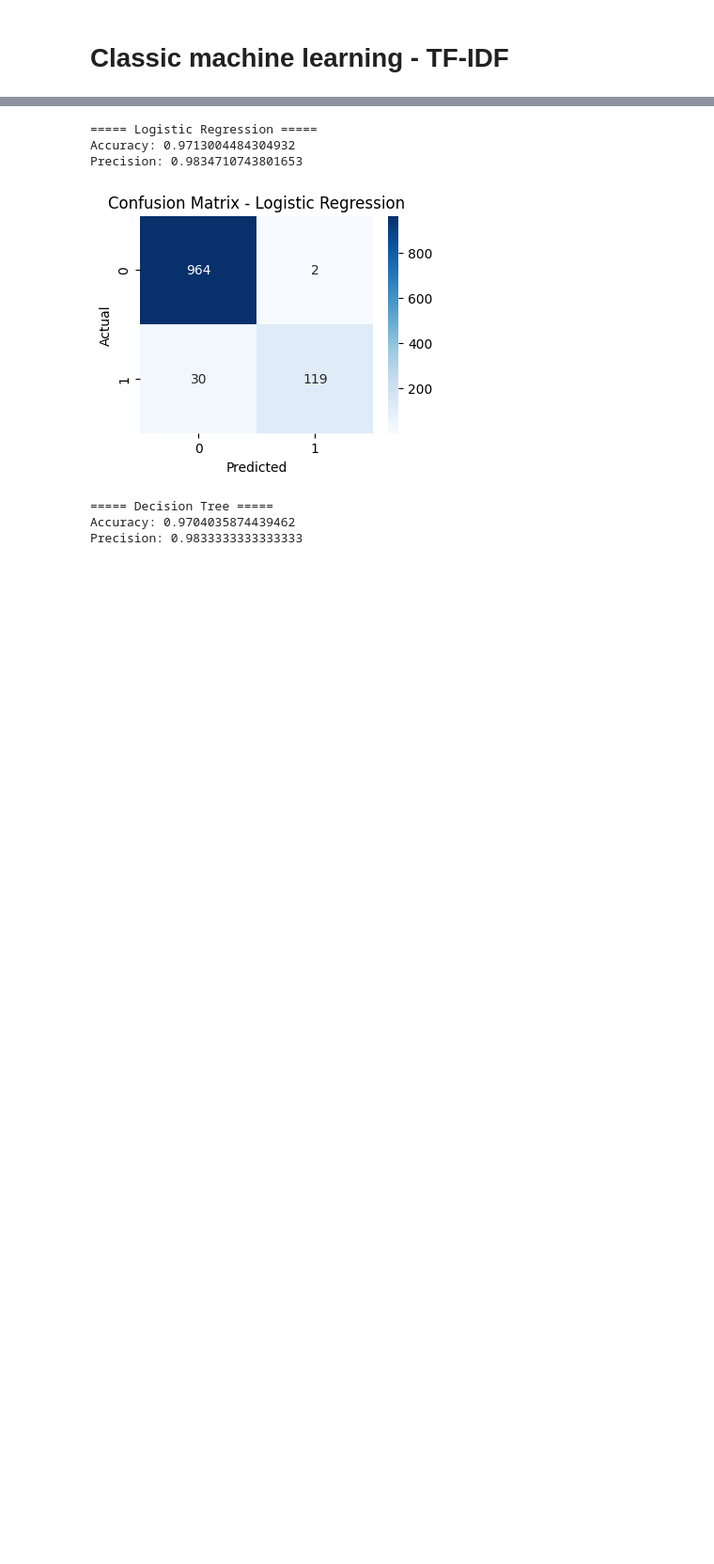
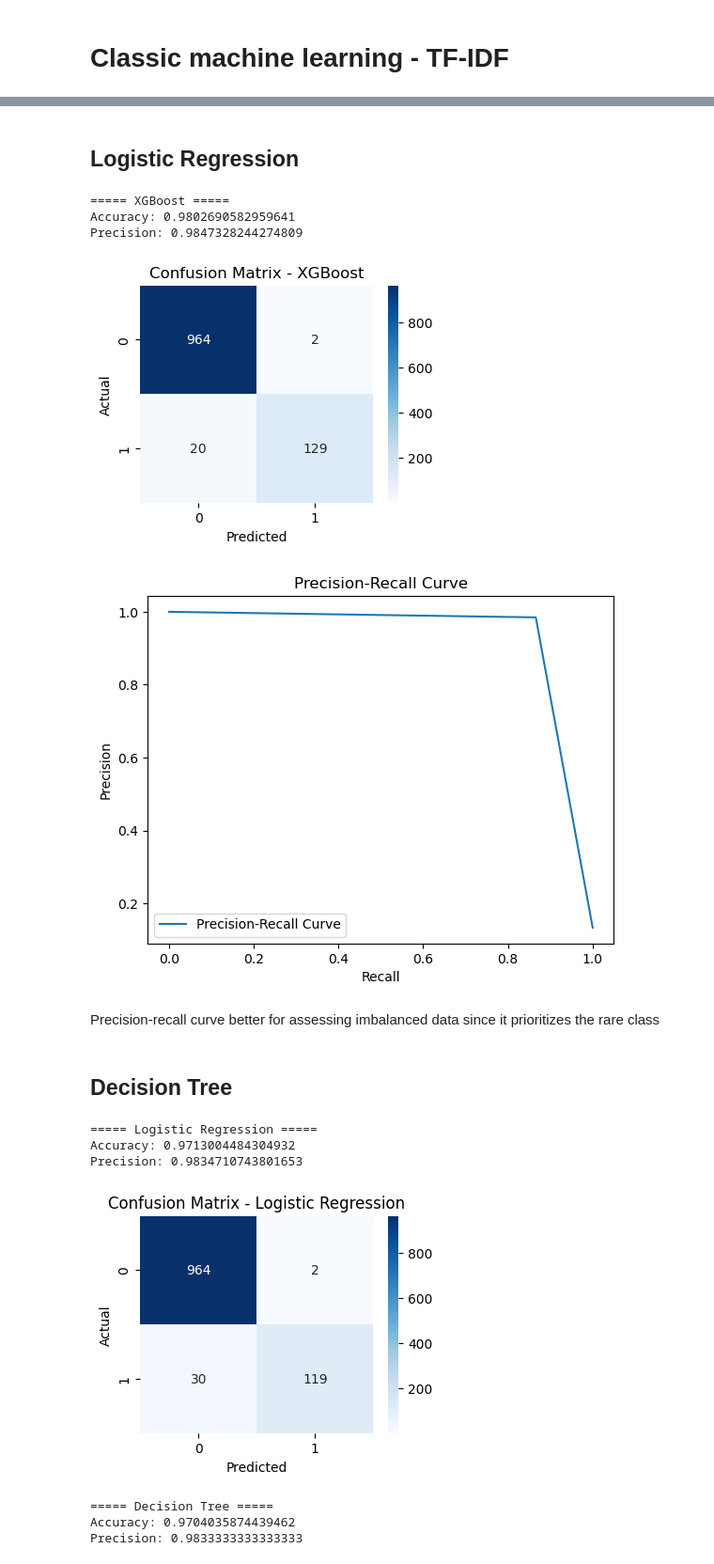
Before and after one commit to ninacunha/BERT-vs-TFIDF-TextClassification, a Jupyter notebook: Final.ipynb, the cells around one changed output, grey strips where cells are left out. Shown at 94% size. Drawn from its saved outputs; the diff is of its cells as text; code cells hidden in the pictures; blank space fills up the shorter version.

```diff
--- a/Final.ipynb
+++ b/Final.ipynb
@@ -212,3 +219,44 @@ Accuracy: 0.9758, Precision: 0.9919
+# %% [markdown]
+## Logistic Regression
+# %%
+LogRegTFIDF = LogisticRegression(C=10, class_weight='balanced', penalty='l2', solver='liblinear')
+
+LogRegTFIDF.fit(X_texts_TFIDF_train, y_train)
+y_pred_LogReg = LogRegTFIDF.predict(X_texts_TFIDF_test)
+
+acc_LogReg = accuracy_score(y_test, y_pred)
+prec_LogReg = precision_score(y_test, y_pred)
+
+print(f"\n===== {name} =====")
+print("Accuracy:", acc_LogReg)
+print("Precision:", prec_LogReg)
+
+# Heatmap
+cm = confusion_matrix(y_test, y_pred)
+plt.figure(figsize=(4, 3))
+sns.heatmap(cm, annot=True, fmt="d", cmap="Blues")
+plt.title(f"Confusion Matrix - {name}")
+plt.xlabel("Predicted")
+plt.ylabel("Actual")
+plt.show()
+
+precision, recall, _ = precision_recall_curve(y_test, y_pred)
+plt.plot(recall, precision, label="Precision-Recall Curve")
+plt.xlabel("Recall")
+plt.ylabel("Precision")
+plt.title("Precision-Recall Curve")
+plt.legend()
+plt.show()
+# %% [output]
+===== XGBoost =====
+Accuracy: 0.9802690582959641
+Precision: 0.9847328244274809
+[figure, added]
+[figure, added]
+# %% [markdown]
+Precision-recall curve better for assessing imbalanced data since it prioritizes the rare class
+# %% [markdown]
+## Decision Tree
 # %%
 final_model_params = {
     'Logistic Regression': LogisticRegression(solver='liblinear', penalty='l2', class_weight='balanced', C=10, random_state=42),
```
Also changed, not shown: parts of 6 cells of this notebook.
